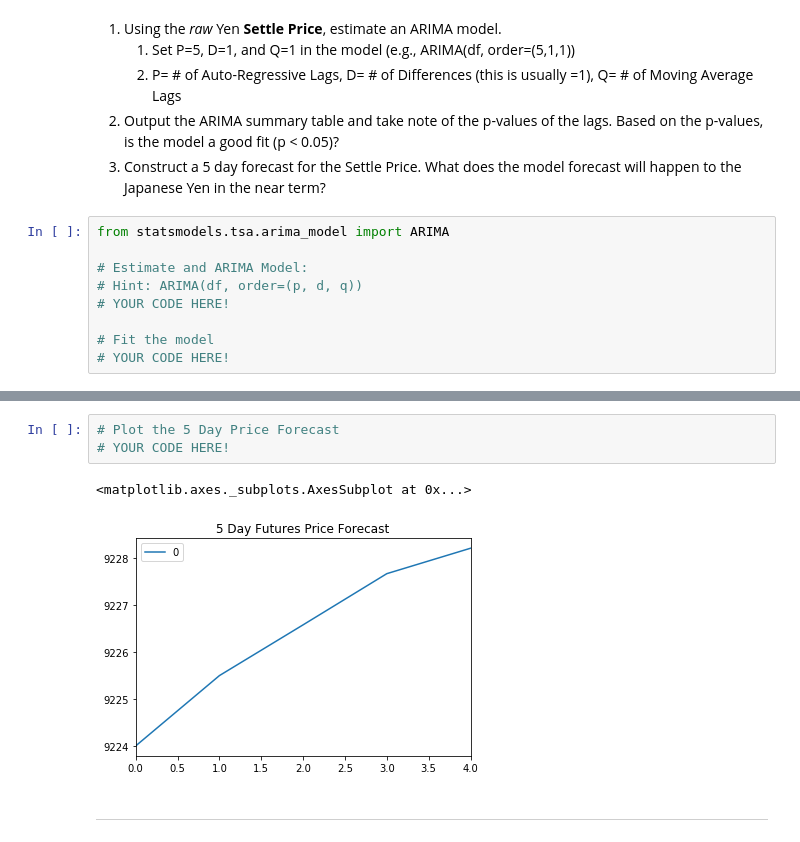
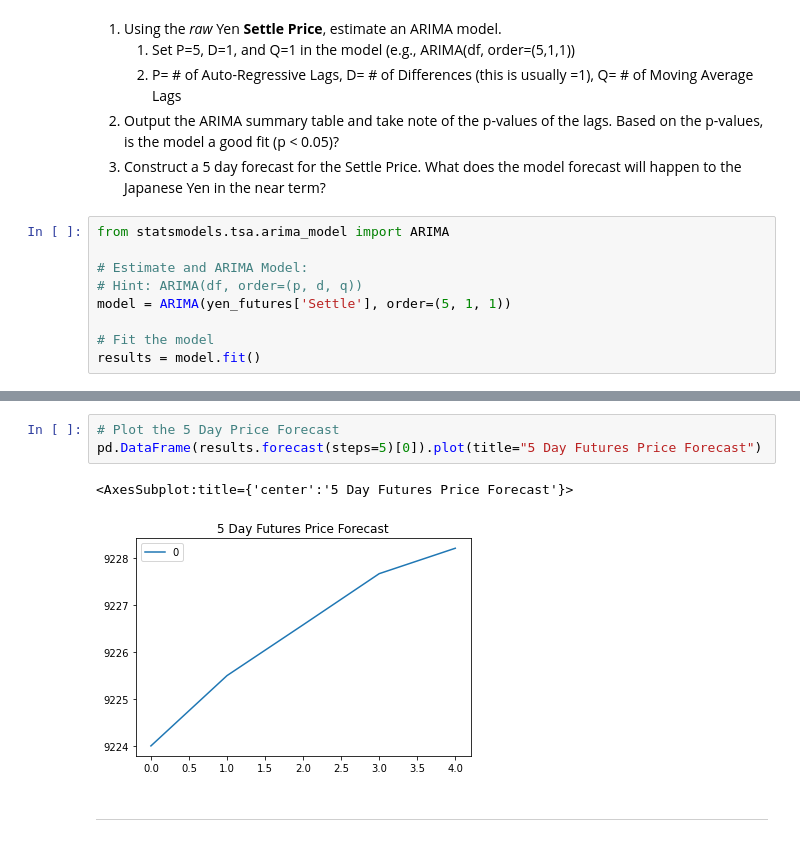
Before and after one commit to szhangg18/Week10_HW, a Jupyter notebook: Code/time_series_analysis.ipynb, the cells around one changed output, grey strips where cells are left out. Saved outputs shown, nothing was run; the diff lists cells and outputs as text.

```diff
--- a/Code/time_series_analysis.ipynb
+++ b/Code/time_series_analysis.ipynb
@@ -156,7 +184,7 @@ from statsmodels.tsa.arima_model import ARIMA
 
 # Estimate and ARIMA Model:
 # Hint: ARIMA(df, order=(p, d, q))
-# YOUR CODE HERE!
+model = ARIMA(yen_futures['Settle'], order=(5, 1, 1))
 
 # Fit the model
-# YOUR CODE HERE!
+results = model.fit()
@@ -191,9 +237,9 @@ Roots
 # %%
 # Plot the 5 Day Price Forecast
-# YOUR CODE HERE!
+pd.DataFrame(results.forecast(steps=5)[0]).plot(title="5 Day Futures Price Forecast")
 # %% [output]
-<matplotlib.axes._subplots.AxesSubplot at 0x...>
+<AxesSubplot:title={'center':'5 Day Futures Price Forecast'}>
-[figure, old version]
+[figure, new version]
 # %% [markdown]
 ---
 # %% [markdown]
```
Also changed, not shown: parts of 18 cells of this notebook, 2 other files.
